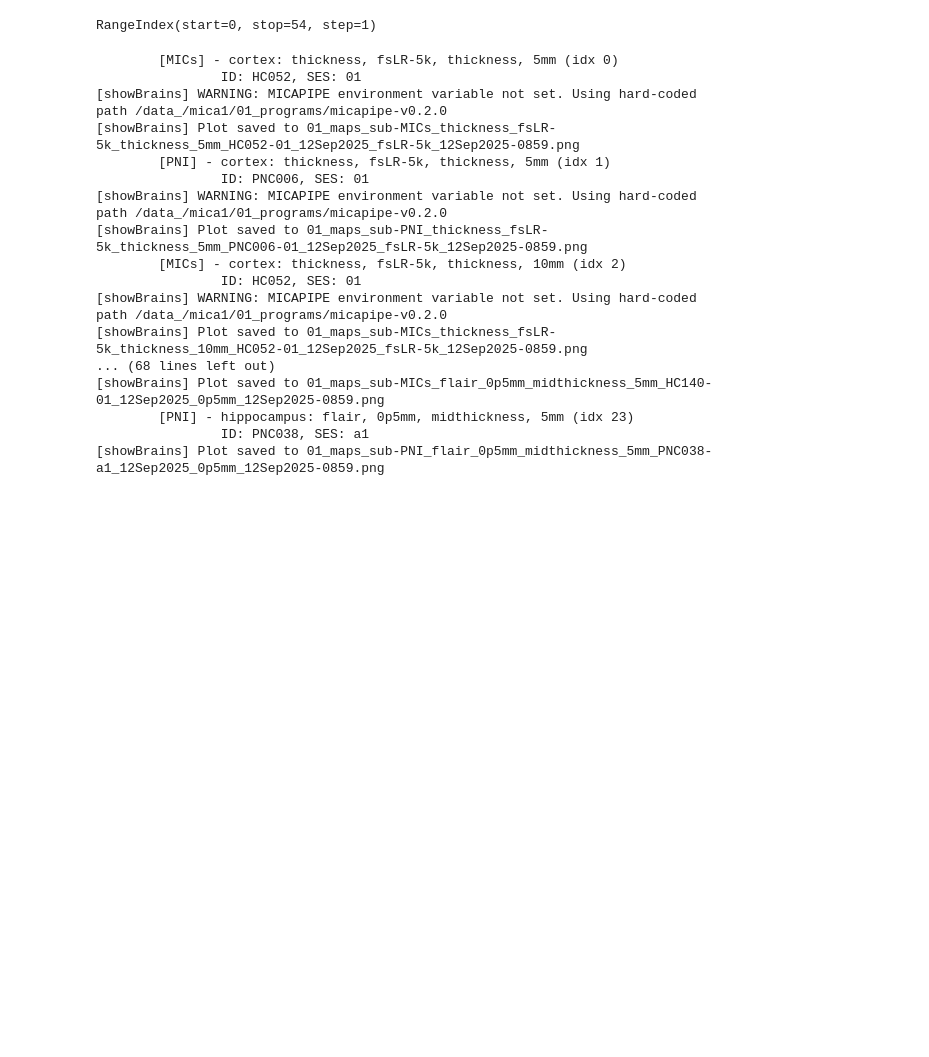
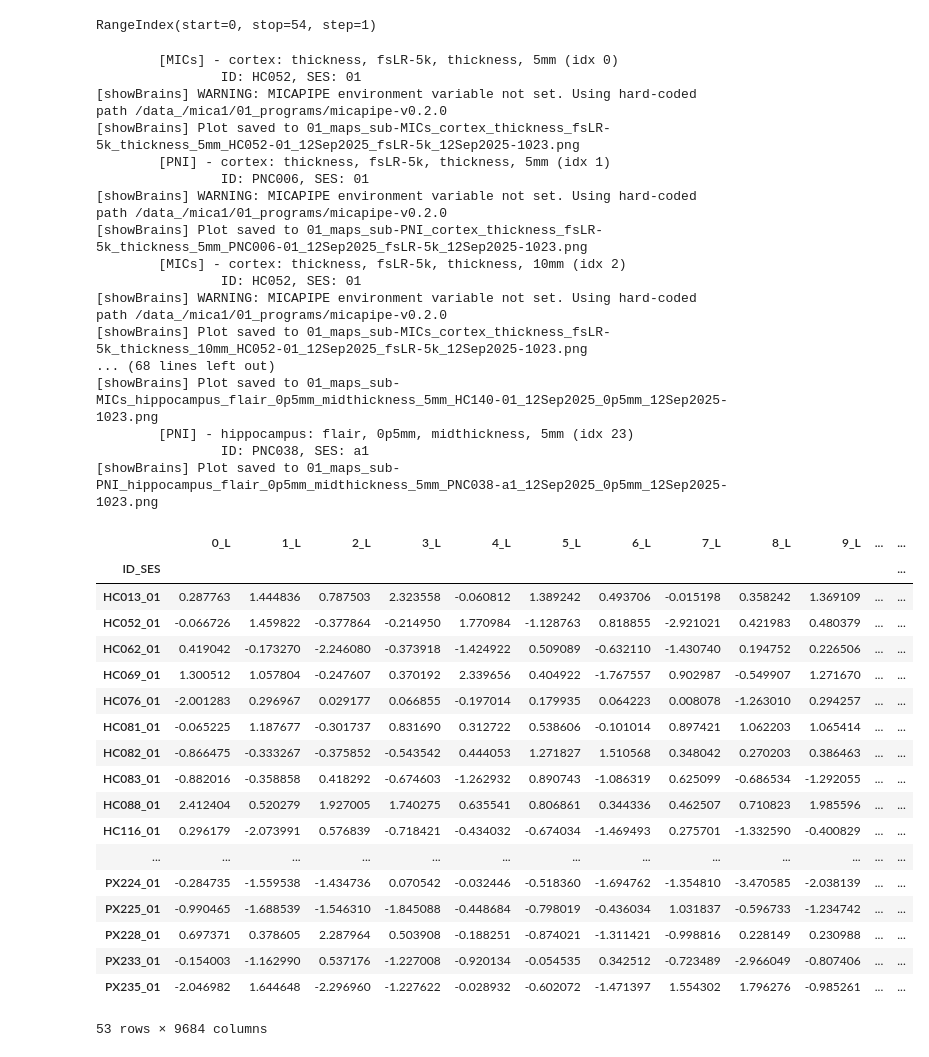
Before and after one commit to mendelsonD/3T7T, a Jupyter notebook: analyses/scratch.ipynb, the cells around one changed output. Cells and saved outputs as stored; diff of their text form; code cells hidden in the pictures; blank space fills up the shorter version.

```diff
--- a/analyses/scratch.ipynb
+++ b/analyses/scratch.ipynb
@@ -83,11 +83,12 @@ RangeIndex(start=0, stop=54, step=1)
 # PLOT SMTH MAPS
 import time
 importlib.reload(tsutil)
+
 df_name = 'df_maps'
 metric = '1' # indices in maps is participant number
 ipsiTo = None
 
-save_pth = "/host/verges/tank/data/daniel/3T7T/z/outputs/figs_debug_12Sep2025"
+save_pth = "/host/verges/tank/data/daniel/3T7T/z/outputs/figs_debug_12Sep2025/01_maps"
 
 date = time.strftime("%d%b%Y")
 for i, item in enumerate(maps):
@@ -100,7 +101,7 @@ for i, item in enumerate(maps):
     ses = df.loc[int(metric), 'SES'] if 'SES' in df.columns else ''
     print(f"\t\tID: {id}, SES: {ses}")
 
-    save_name = f"01_maps_sub-{item['study']}_{item['feature']}_{item['surf']}_{item['label']}_{item['smth']}mm_{id}-{ses}_{date}"
+    save_name = f"01_maps_sub-{item['study']}_{item['region']}_{item['feature']}_{item['surf']}_{item['label']}_{item['smth']}mm_{id}-{ses}_{date}"
     tsutil.itmToVisual(
                         item=item,
                         df_name = df_name,
@@ -113,23 +114,39 @@ for i, item in enumerate(maps):
         [MICs] - cortex: thickness, fsLR-5k, thickness, 5mm (idx 0)
                 ID: HC052, SES: 01
 [showBrains] WARNING: MICAPIPE environment variable not set. Using hard-coded path /data_/mica1/01_programs/micapipe-v0.2.0
-[showBrains] Plot saved to 01_maps_sub-MICs_thickness_fsLR-5k_thickness_5mm_HC052-01_12Sep2025_fsLR-5k_12Sep2025-0859.png
+[showBrains] Plot saved to 01_maps_sub-MICs_cortex_thickness_fsLR-5k_thickness_5mm_HC052-01_12Sep2025_fsLR-5k_12Sep2025-1023.png
         [PNI] - cortex: thickness, fsLR-5k, thickness, 5mm (idx 1)
                 ID: PNC006, SES: 01
 [showBrains] WARNING: MICAPIPE environment variable not set. Using hard-coded path /data_/mica1/01_programs/micapipe-v0.2.0
-[showBrains] Plot saved to 01_maps_sub-PNI_thickness_fsLR-5k_thickness_5mm_PNC006-01_12Sep2025_fsLR-5k_12Sep2025-0859.png
+[showBrains] Plot saved to 01_maps_sub-PNI_cortex_thickness_fsLR-5k_thickness_5mm_PNC006-01_12Sep2025_fsLR-5k_12Sep2025-1023.png
         [MICs] - cortex: thickness, fsLR-5k, thickness, 10mm (idx 2)
                 ID: HC052, SES: 01
 [showBrains] WARNING: MICAPIPE environment variable not set. Using hard-coded path /data_/mica1/01_programs/micapipe-v0.2.0
-[showBrains] Plot saved to 01_maps_sub-MICs_thickness_fsLR-5k_thickness_10mm_HC052-01_12Sep2025_fsLR-5k_12Sep2025-0859.png
+[showBrains] Plot saved to 01_maps_sub-MICs_cortex_thickness_fsLR-5k_thickness_10mm_HC052-01_12Sep2025_fsLR-5k_12Sep2025-1023.png
 ... (68 lines left out)
-[showBrains] Plot saved to 01_maps_sub-MICs_flair_0p5mm_midthickness_5mm_HC140-01_12Sep2025_0p5mm_12Sep2025-0859.png
+[showBrains] Plot saved to 01_maps_sub-MICs_hippocampus_flair_0p5mm_midthickness_5mm_HC140-01_12Sep2025_0p5mm_12Sep2025-1023.png
         [PNI] - hippocampus: flair, 0p5mm, midthickness, 5mm (idx 23)
                 ID: PNC038, SES: a1
-[showBrains] Plot saved to 01_maps_sub-PNI_flair_0p5mm_midthickness_5mm_PNC038-a1_12Sep2025_0p5mm_12Sep2025-0859.png
+[showBrains] Plot saved to 01_maps_sub-PNI_hippocampus_flair_0p5mm_midthickness_5mm_PNC038-a1_12Sep2025_0p5mm_12Sep2025-1023.png
 # %%
-item = dStats[18]
-
-df_name = 'df_d_ic'
-
-print(list(item[df_name].index))
+stats[0]['df_z']
+# %% [output]
+|  | 0_L | 1_L | 2_L | 3_L | 4_L | 5_L | 6_L | 7_L | 8_L | 9_L | ... | ... |
+| ID_SES |  |  |  |  |  |  |  |  |  |  |  | ... |
+| HC013_01 | 0.287763 | 1.444836 | 0.787503 | 2.323558 | -0.060812 | 1.389242 | 0.493706 | -0.015198 | 0.358242 | 1.369109 | ... | ... |
+| HC052_01 | -0.066726 | 1.459822 | -0.377864 | -0.214950 | 1.770984 | -1.128763 | 0.818855 | -2.921021 | 0.421983 | 0.480379 | ... | ... |
+| HC062_01 | 0.419042 | -0.173270 | -2.246080 | -0.373918 | -1.424922 | 0.509089 | -0.632110 | -1.430740 | 0.194752 | 0.226506 | ... | ... |
+| HC069_01 | 1.300512 | 1.057804 | -0.247607 | 0.370192 | 2.339656 | 0.404922 | -1.767557 | 0.902987 | -0.549907 | 1.271670 | ... | ... |
+| HC076_01 | -2.001283 | 0.296967 | 0.029177 | 0.066855 | -0.197014 | 0.179935 | 0.064223 | 0.008078 | -1.263010 | 0.294257 | ... | ... |
+| HC081_01 | -0.065225 | 1.187677 | -0.301737 | 0.831690 | 0.312722 | 0.538606 | -0.101014 | 0.897421 | 1.062203 | 1.065414 | ... | ... |
+| HC082_01 | -0.866475 | -0.333267 | -0.375852 | -0.543542 | 0.444053 | 1.271827 | 1.510568 | 0.348042 | 0.270203 | 0.386463 | ... | ... |
+| HC083_01 | -0.882016 | -0.358858 | 0.418292 | -0.674603 | -1.262932 | 0.890743 | -1.086319 | 0.625099 | -0.686534 | -1.292055 | ... | ... |
+| HC088_01 | 2.412404 | 0.520279 | 1.927005 | 1.740275 | 0.635541 | 0.806861 | 0.344336 | 0.462507 | 0.710823 | 1.985596 | ... | ... |
+| HC116_01 | 0.296179 | -2.073991 | 0.576839 | -0.718421 | -0.434032 | -0.674034 | -1.469493 | 0.275701 | -1.332590 | -0.400829 | ... | ... |
+| ... | ... | ... | ... | ... | ... | ... | ... | ... | ... | ... | ... | ... |
+| PX224_01 | -0.284735 | -1.559538 | -1.434736 | 0.070542 | -0.032446 | -0.518360 | -1.694762 | -1.354810 | -3.470585 | -2.038139 | ... | ... |
+| PX225_01 | -0.990465 | -1.688539 | -1.546310 | -1.845088 | -0.448684 | -0.798019 | -0.436034 | 1.031837 | -0.596733 | -1.234742 | ... | ... |
+| PX228_01 | 0.697371 | 0.378605 | 2.287964 | 0.503908 | -0.188251 | -0.874021 | -1.311421 | -0.998816 | 0.228149 | 0.230988 | ... | ... |
+| PX233_01 | -0.154003 | -1.162990 | 0.537176 | -1.227008 | -0.920134 | -0.054535 | 0.342512 | -0.723489 | -2.966049 | -0.807406 | ... | ... |
+| PX235_01 | -2.046982 | 1.644648 | -2.296960 | -1.227622 | -0.028932 | -0.602072 | -1.471397 | 1.554302 | 1.796276 | -0.985261 | ... | ... |
+53 rows × 9684 columns
```
Also changed, not shown: parts of 10 cells of this notebook, 4 other files.
